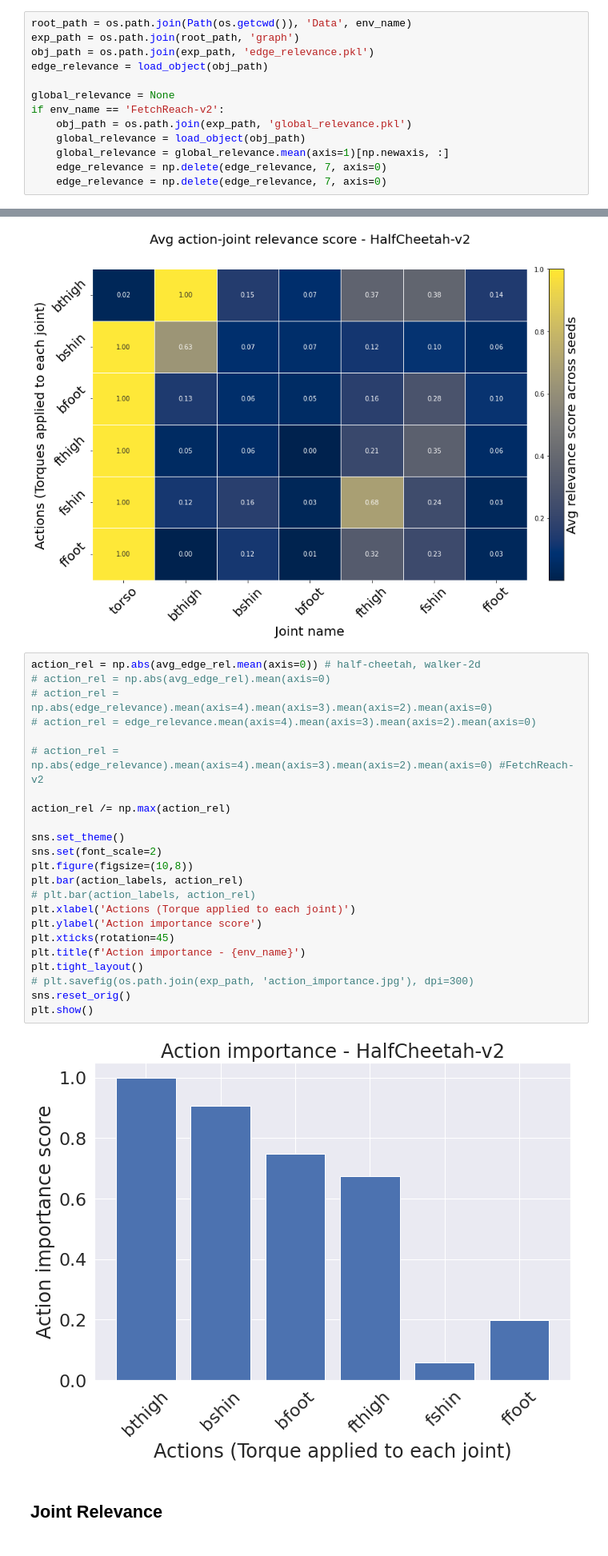
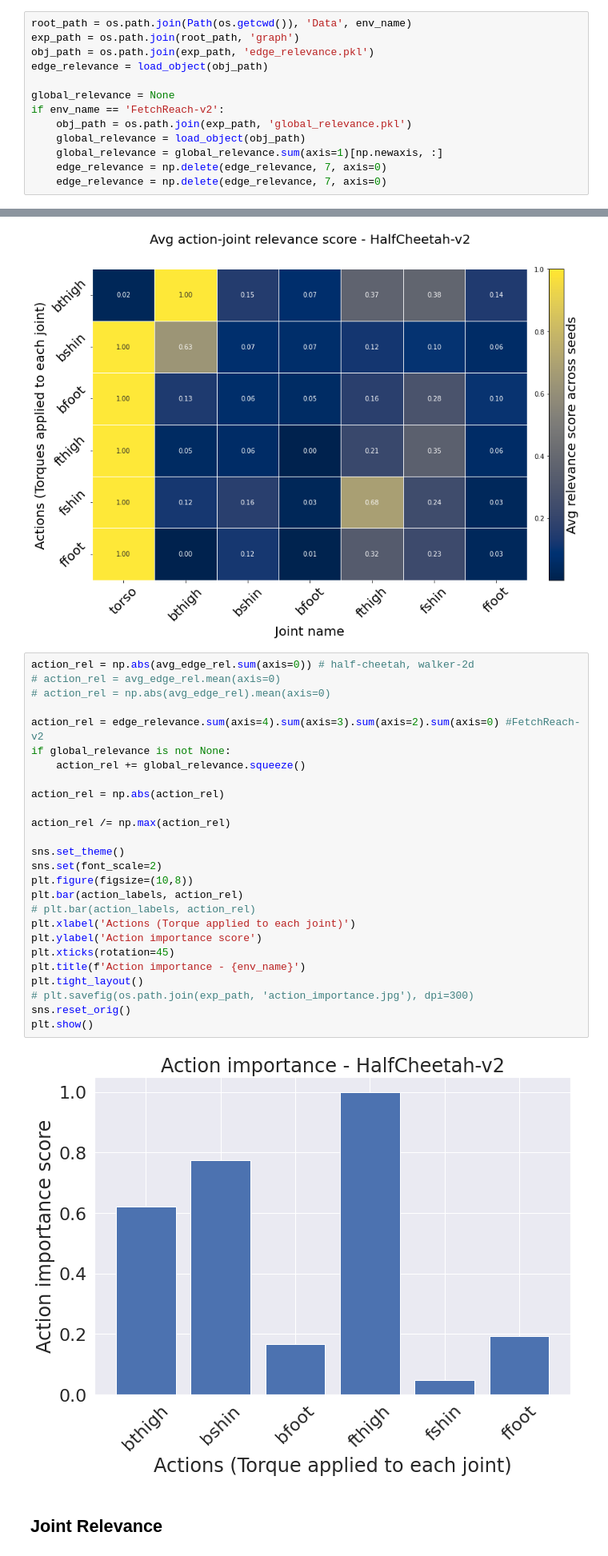
Before and after one commit to MehranTaghian/SAC_GCN, a Jupyter notebook: evaulate.ipynb, the cells around one changed output, grey strips where cells are left out. Shown at 80% size. Drawn from its saved outputs; the diff is of its cells as text.

```diff
--- a/evaulate.ipynb
+++ b/evaulate.ipynb
@@ -26,7 +26,7 @@ global_relevance = None
 if env_name == 'FetchReach-v2':
     obj_path = os.path.join(exp_path, 'global_relevance.pkl')
     global_relevance = load_object(obj_path)
-    global_relevance = global_relevance.mean(axis=1)[np.newaxis, :]
+    global_relevance = global_relevance.sum(axis=1)[np.newaxis, :]
     edge_relevance = np.delete(edge_relevance, 7, axis=0)
     edge_relevance = np.delete(edge_relevance, 7, axis=0)
 # %%
@@ -109,30 +109,33 @@ plot_joint_action_heatmap(np.abs(avg_edge_rel.T),
 # %% [output]
 [figure]
 # %%
-action_rel = np.abs(avg_edge_rel.mean(axis=0)) # half-cheetah, walker-2d
+action_rel = np.abs(avg_edge_rel.sum(axis=0)) # half-cheetah, walker-2d
+# action_rel = avg_edge_rel.mean(axis=0)
 # action_rel = np.abs(avg_edge_rel).mean(axis=0)
-# action_rel = np.abs(edge_relevance).mean(axis=4).mean(axis=3).mean(axis=2).mean(axis=0)
-# action_rel = edge_relevance.mean(axis=4).mean(axis=3).mean(axis=2).mean(axis=0)
 
-# action_rel = np.abs(edge_relevance).mean(axis=4).mean(axis=3).mean(axis=2).mean(axis=0) #FetchReach-v2
+action_rel = edge_relevance.sum(axis=4).sum(axis=3).sum(axis=2).sum(axis=0) #FetchReach-v2
+if global_relevance is not None:
+    action_rel += global_relevance.squeeze()
+
+action_rel = np.abs(action_rel)
 
 action_rel /= np.max(action_rel)
 
 sns.set_theme()
 sns.set(font_scale=2)
 plt.figure(figsize=(10,8))
 plt.bar(action_labels, action_rel)
 # plt.bar(action_labels, action_rel)
 plt.xlabel('Actions (Torque applied to each joint)')
 plt.ylabel('Action importance score')
 plt.xticks(rotation=45)
 plt.title(f'Action importance - {env_name}')
 plt.tight_layout()
 # plt.savefig(os.path.join(exp_path, 'action_importance.jpg'), dpi=300)
 sns.reset_orig()
 plt.show()
 # %% [output]
-[figure, old version]
+[figure, new version]
 # %% [markdown]
 ## Joint Relevance
 # %% [markdown]
```
Also changed, not shown: parts of 1 cell of this notebook, 3 other files.
